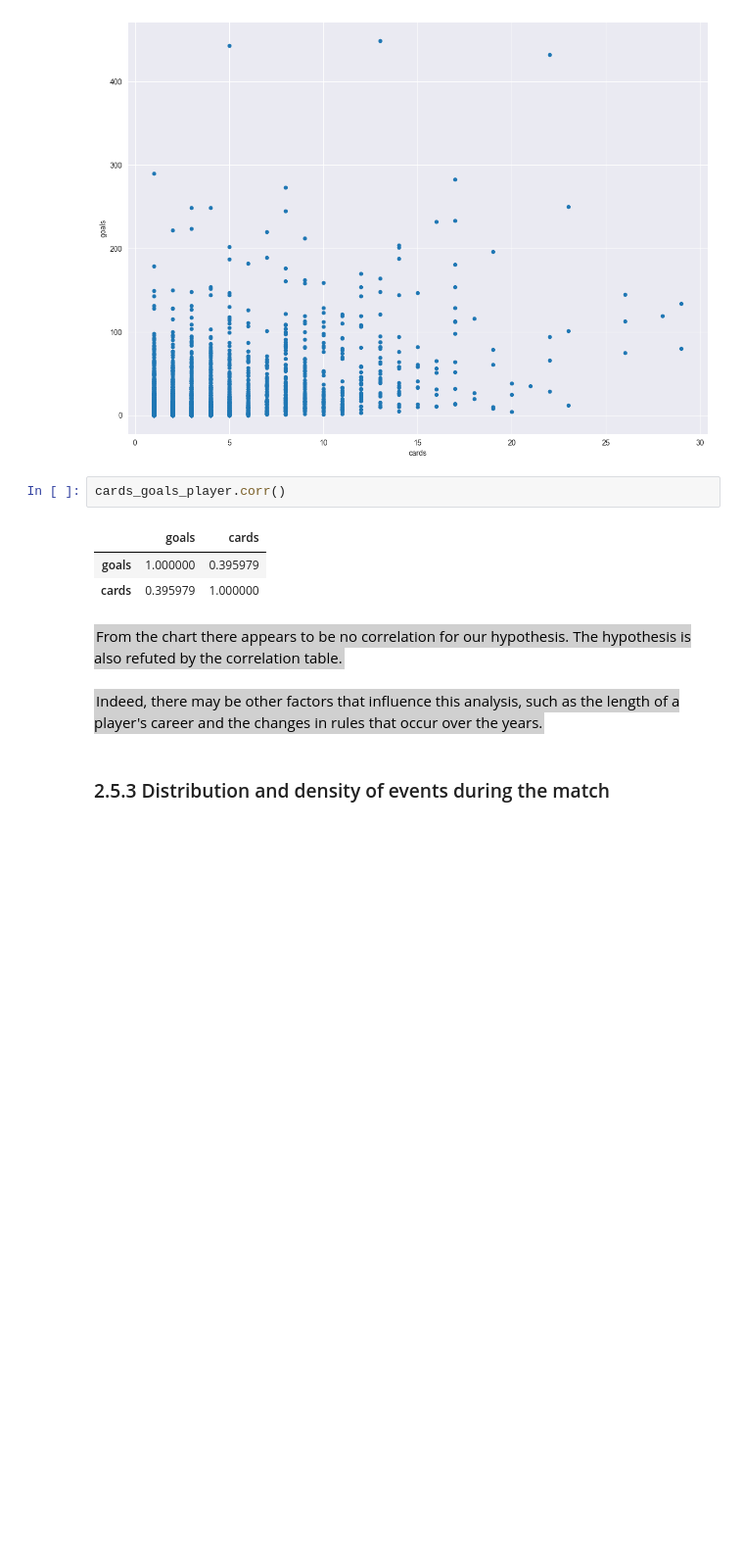
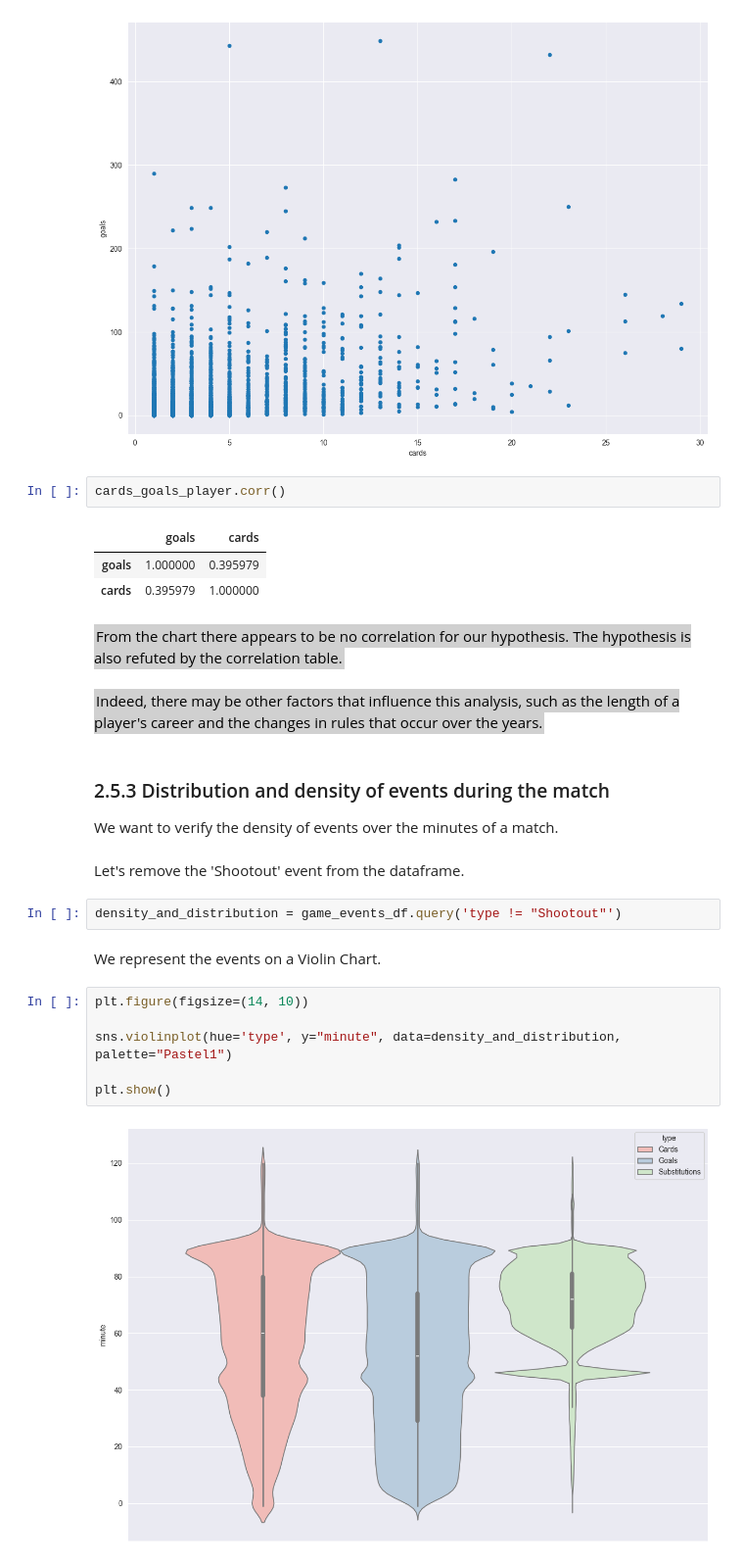
Before and after one commit to ZakAbourida/IUM-TWEB-UniTo, a Jupyter notebook: MainDirectory/Python Part/DataAnalysis.ipynb, the cells around one changed output. Shown at 98% size. Cells and saved outputs as stored; diff of their text form; blank space fills up the shorter version.

```diff
--- a/MainDirectory/Python Part/DataAnalysis.ipynb
+++ b/MainDirectory/Python Part/DataAnalysis.ipynb
@@ -1333,3 +1333,18 @@ The hypothesis is also refuted by the correlation table.
 </span>
 # %% [markdown]
 ### 2.5.3 Distribution and density of events during the match
+We want to verify the density of events over the minutes of a match.
+# %% [markdown]
+Let's remove the 'Shootout' event from the dataframe.
+# %%
+density_and_distribution = game_events_df.query('type != "Shootout"')
+# %% [markdown]
+We represent the events on a Violin Chart.
+# %%
+plt.figure(figsize=(14, 10))
+
+sns.violinplot(hue='type', y="minute", data=density_and_distribution, palette="Pastel1")
+
+plt.show()
+# %% [output]
+[figure, added]
```
Also changed, not shown: parts of 2 cells of this notebook.
